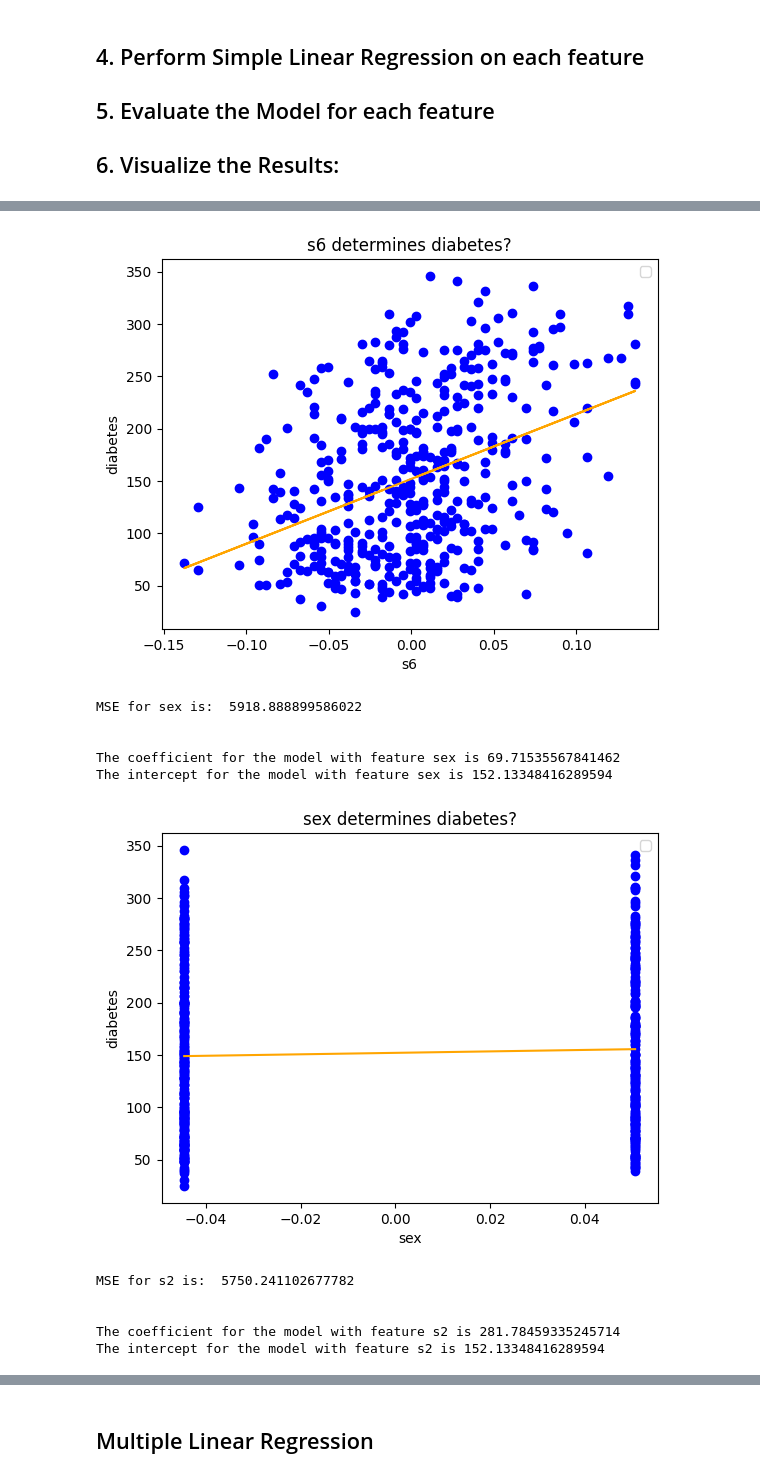
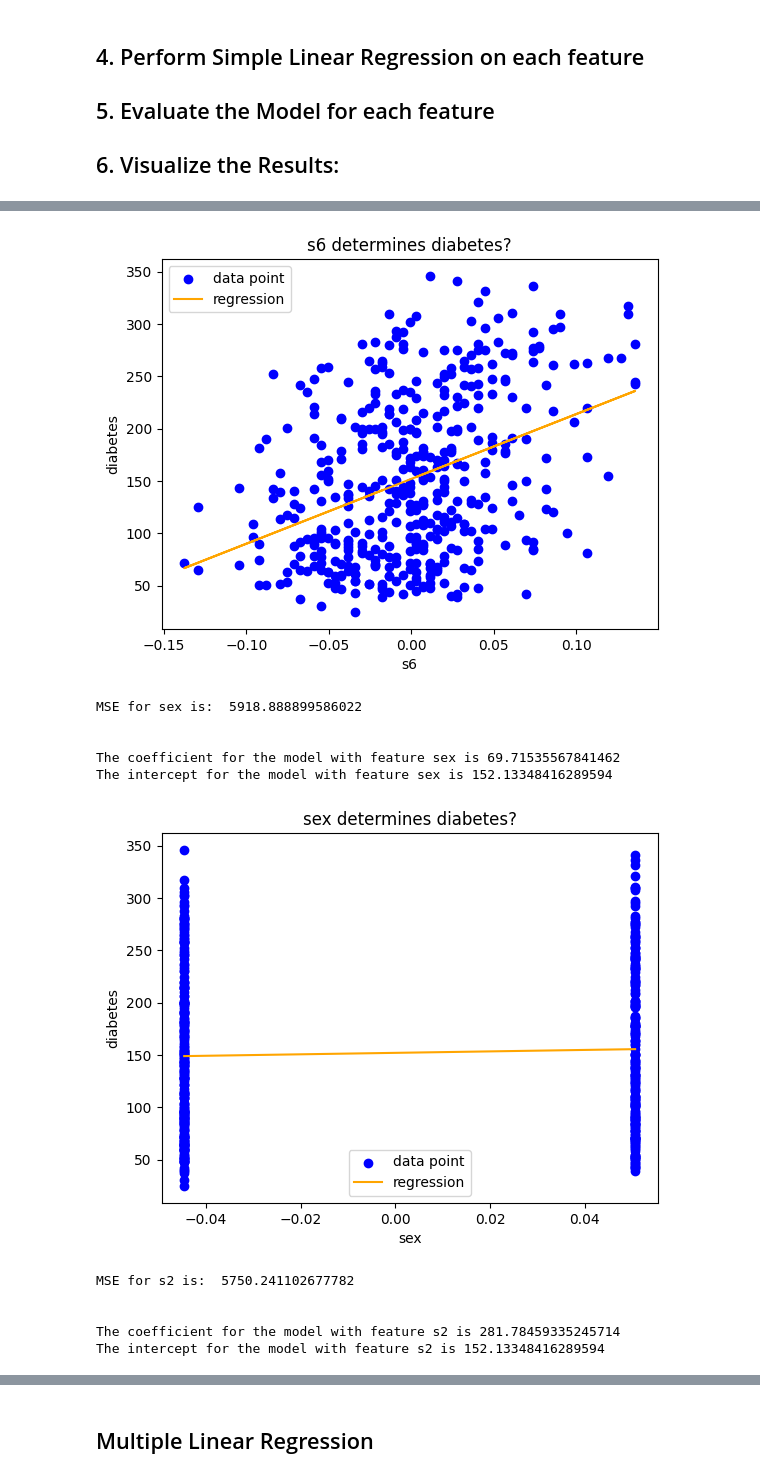
Before and after one commit to krishananth4/CSCI183-HW2, a Jupyter notebook: CSCI_183_HW_2.ipynb, the cells around one changed output, grey strips where cells are left out. Cells and saved outputs as stored; diff of their text form; code cells hidden in the pictures.

```diff
--- a/CSCI_183_HW_2.ipynb
+++ b/CSCI_183_HW_2.ipynb
@@ -124,36 +124,36 @@ for col in {"bmi", "s6", "s3", "sex", "s2"}:
     linear_model.fit(X, y)
 
     y_pred = linear_model.predict(X)
 
     print(f'MSE for {col} is: ', mean_squared_error(y, y_pred))
     print("\n")
     print(f'The coefficient for the model with feature {col} is', linear_model.coef_[0])
     print(f'The intercept for the model with feature {col} is', linear_model.intercept_)
 
     plt.scatter(X, y, color = 'blue')
     plt.plot(X, linear_model.predict(X), color = 'orange')
 
     plt.title(f'{col} determines diabetes?')
     plt.xlabel(f'{col}')
     plt.ylabel("diabetes")
 
-    plt.legend([])
+    plt.legend(['data point', 'regression'])
 
 
     plt.show()
 # %% [output]
 MSE for s6 is:  5062.380594520543
 
 
 The coefficient for the model with feature s6 is 619.2228206843714
 The intercept for the model with feature s6 is 152.13348416289594
-[figure, old version]
+[figure, new version]
 MSE for sex is:  5918.888899586022
 
 
 The coefficient for the model with feature sex is 69.71535567841462
 The intercept for the model with feature sex is 152.13348416289594
-[figure, old version]
+[figure, new version]
 MSE for s2 is:  5750.241102677782
 
 
```
Also changed, not shown: parts of 2 cells of this notebook.
